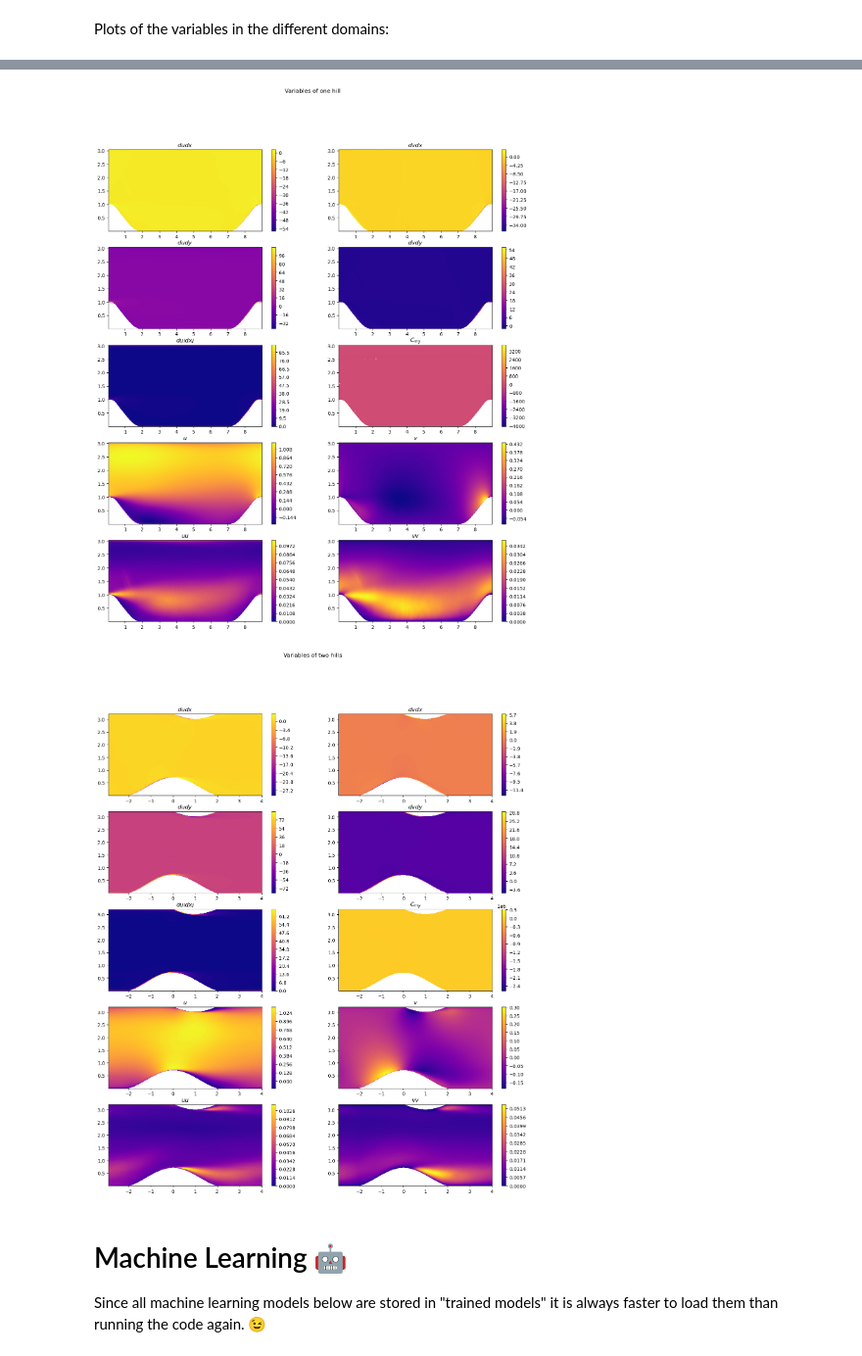
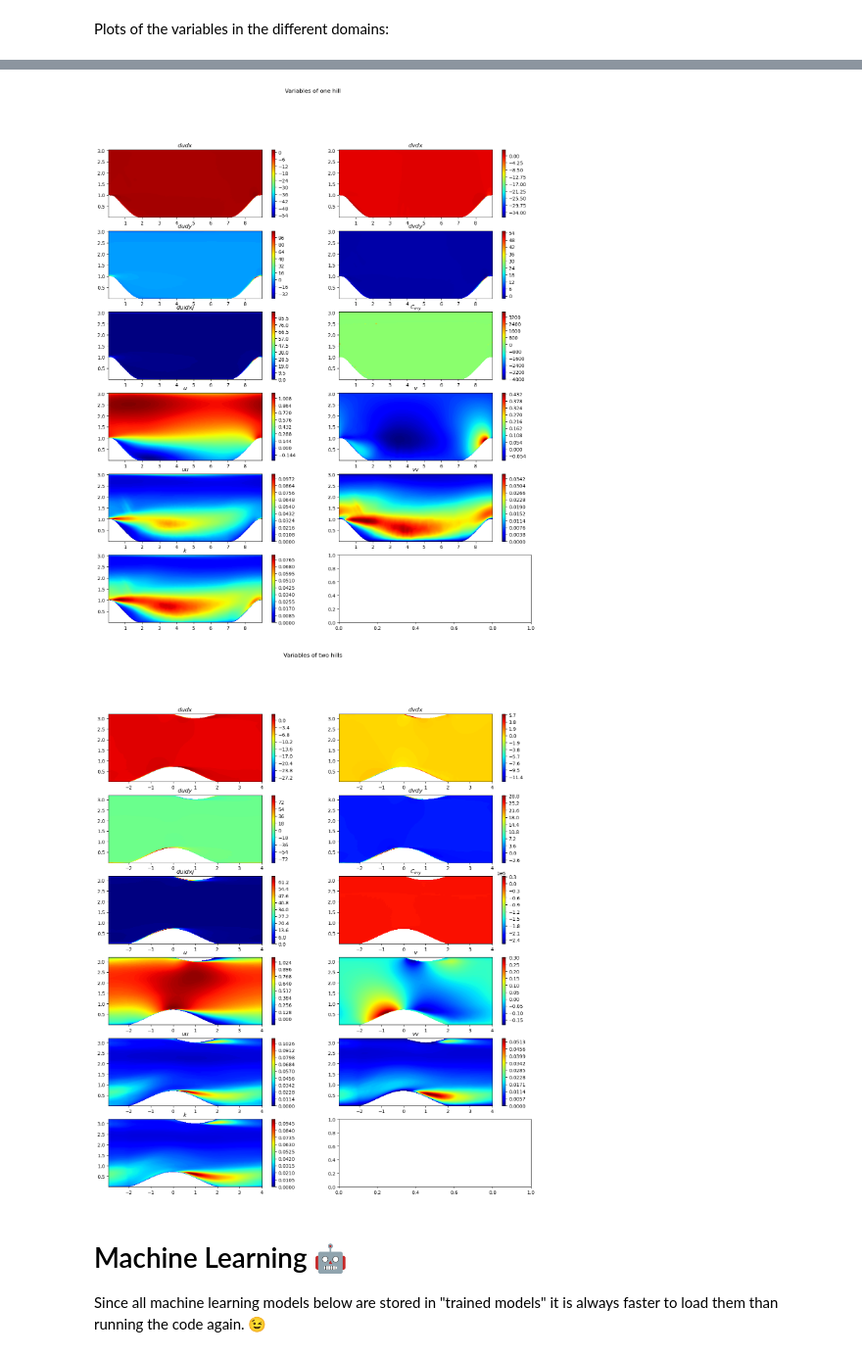
Before and after one commit to Beolinen/Kandidatarbete-ML-for-turbulence-modelling, a Jupyter notebook: pl_vect.ipynb, the cells around one changed output, grey strips where cells are left out. Shown at 98% size. Drawn from its saved outputs; the diff is of its cells as text; code cells hidden in the pictures.

Commit message:
Changed cmap in domain

```diff
--- a/pl_vect.ipynb
+++ b/pl_vect.ipynb
@@ -141,7 +136,7 @@ def cmu_v_pred_in_domain(x,y,pred,real,title):
     fig, (ax1,ax2) = plt.subplots(1,2, figsize=(16,4))
     fig.suptitle(title)
 
-    plasma    = plt.get_cmap('plasma')
+    plasma    = plt.get_cmap('jet')
     cmu_range = np.linspace(-1,3.1,50)
 
     cmu_pred = ax1.contourf(x,y,pred,levels=cmu_range,cmap= plasma)
@@ -157,12 +152,12 @@ def cmu_v_pred_in_domain(x,y,pred,real,title):
 
 # Countour plots the input variables dudx, dvdx, dudy, dvdy, duidxj, cmy, u, v, uu, and vv in the domain [x,y],
 # then adds a lovely title on top so that the user will know what dataset they are looking at.
-def var_in_domain(x,y,dudx,dvdx,dudy,dvdy,duidxj,cmy,u,v,uu,vv,title):
+def var_in_domain(x,y,dudx,dvdx,dudy,dvdy,duidxj,cmy,u,v,uu,vv,k,title):
 
-    fig, ((ax1,ax2),(ax3,ax4),(ax5,ax6),(ax7,ax8),(ax9,ax10)) = plt.subplots(5,2, figsize=(16,18))
+    fig, ((ax1,ax2),(ax3,ax4),(ax5,ax6),(ax7,ax8),(ax9,ax10),(ax11, ax12)) = plt.subplots(6,2, figsize=(16,18))
     fig.suptitle(title)
 
-    plasma = plt.get_cmap('plasma')
+    plasma = plt.get_cmap('jet')
 
     dudx   = ax1.contourf(x,y,dudx,levels=200 ,cmap= plasma)
     dvdx   = ax2.contourf(x,y,dvdx,levels=200,cmap= plasma)
@@ -174,6 +169,7 @@ def var_in_domain(x,y,dudx,dvdx,dudy,dvdy,duidxj,cmy,u,v,uu,vv,title):
     v      = ax8.contourf(x,y,v,levels=200,cmap= plasma)
     uu     = ax9.contourf(x,y,uu,levels=200,cmap= plasma)
     vv     = ax10.contourf(x,y,vv,levels=200,cmap= plasma)
+    k     = ax11.contourf(x,y,k,levels=200,cmap= plasma)
 
     fig.colorbar(dudx,ax=ax1)
     fig.colorbar(dvdx,ax=ax2)
@@ -185,6 +181,7 @@ def var_in_domain(x,y,dudx,dvdx,dudy,dvdy,duidxj,cmy,u,v,uu,vv,title):
     fig.colorbar(v,ax=ax8,)
     fig.colorbar(uu,ax=ax9,)
     fig.colorbar(vv,ax=ax10,)
+    fig.colorbar(k, ax=ax11,)
 
     ax1.set_title('$dudx$')
     ax2.set_title('$dvdx$')
@@ -196,6 +193,7 @@ def var_in_domain(x,y,dudx,dvdx,dudy,dvdy,duidxj,cmy,u,v,uu,vv,title):
     ax8.set_title('$v$')
     ax9.set_title('$uu$')
     ax10.set_title('$vv$')
+    ax11.set_title("$k$")
 
     plt.show()
 
@@ -274,8 +270,8 @@ plt.show()
 # %% [markdown]
 Plots of the variables in the different domains:
 # %%
-var_in_domain(x_SW, y_SW, dudx_SW, dvdx_SW, dudy_SW, dvdy_SW, duidxj_SW, cmy_SW, u_SW, v_SW, uu_SW, vv_SW,'Variables of small wave')
-var_in_domain(x_LW, y_LW, dudx_LW, dvdx_LW, dudy_LW, dvdy_LW, duidxj_LW, cmy_LW, u_LW, v_LW, uu_LW, vv_SW,'Variables of large wave')
-var_in_domain(x_OH, y_OH, dudx_OH, dvdx_OH, dudy_OH, dvdy_OH, duidxj_OH, cmy_OH, u_OH, v_OH, uu_OH, vv_OH,'Variables of one hill')
-var_in_domain(x_TH, y_TH, dudx_TH, dvdx_TH, dudy_TH, dvdy_TH, duidxj_TH, cmy_TH, u_TH, v_TH, uu_TH, vv_TH,'Variables of two hills')
+var_in_domain(x_SW, y_SW, dudx_SW, dvdx_SW, dudy_SW, dvdy_SW, duidxj_SW, cmy_SW, u_SW, v_SW, uu_SW, vv_SW, k_SW,'Variables of small wave')
+var_in_domain(x_LW, y_LW, dudx_LW, dvdx_LW, dudy_LW, dvdy_LW, duidxj_LW, cmy_LW, u_LW, v_LW, uu_LW, vv_SW, k_LW,'Variables of large wave')
+var_in_domain(x_OH, y_OH, dudx_OH, dvdx_OH, dudy_OH, dvdy_OH, duidxj_OH, cmy_OH, u_OH, v_OH, uu_OH, vv_OH, k_OH,'Variables of one hill')
+var_in_domain(x_TH, y_TH, dudx_TH, dvdx_TH, dudy_TH, dvdy_TH, duidxj_TH, cmy_TH, u_TH, v_TH, uu_TH, vv_TH, k_TH,'Variables of two hills')
 # %% [output]
@@ -284,5 +280,5 @@ var_in_domain(x_TH, y_TH, dudx_TH, dvdx_TH, dudy_TH, dvdy_TH, duidxj_TH, cmy_TH,
-[figure, old version]
+[figure, new version]
-[figure, old version]
+[figure, new version]
 # %% [markdown]
 # Machine Learning 🤖
 
```
Also changed, not shown: parts of 4 cells of this notebook.
